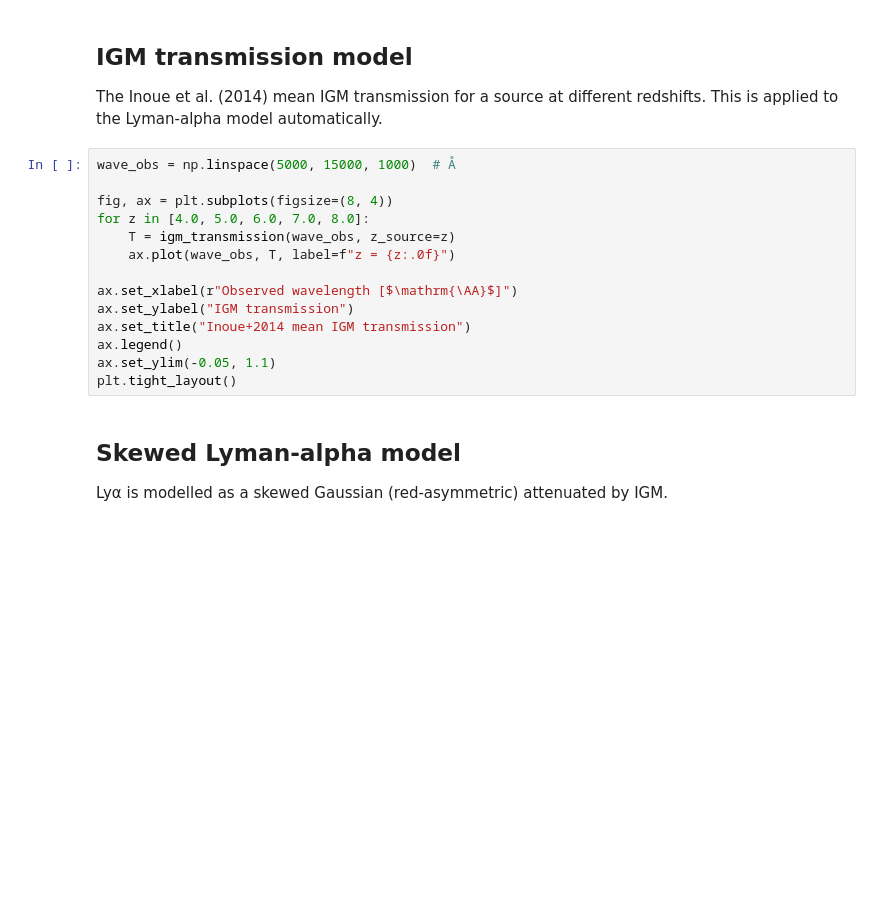
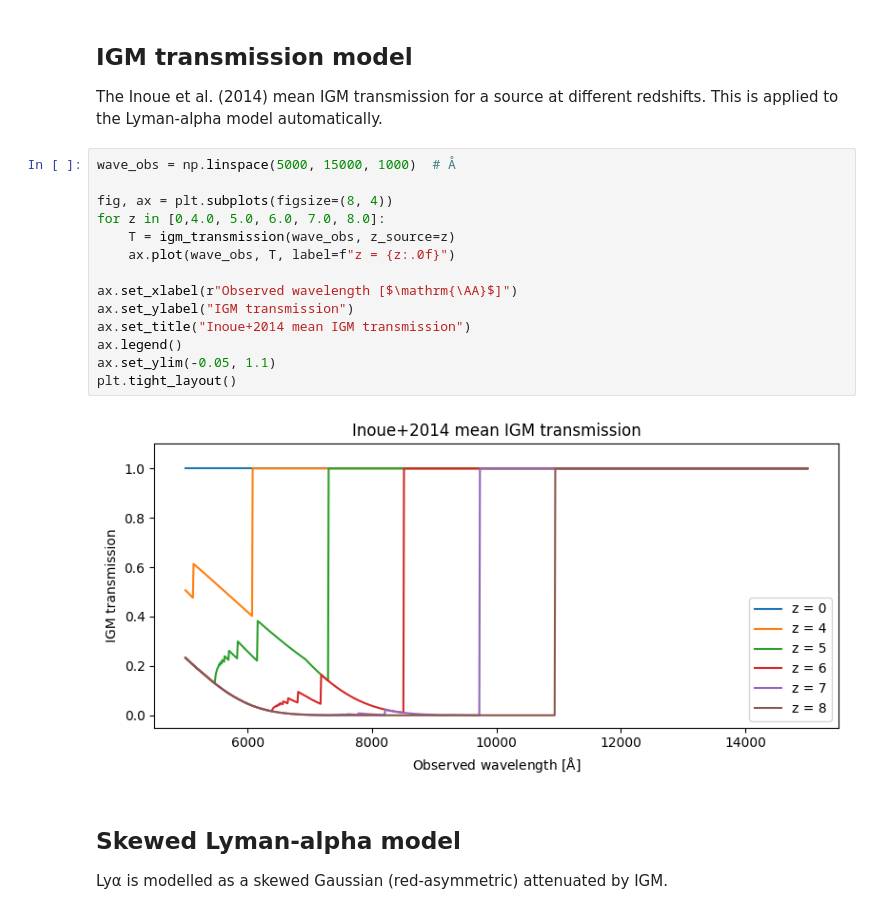
Before and after one commit to raunaq-rai/jwspecfit, a Jupyter notebook: docs/notebooks/03_stacked_spectrum.ipynb, the cells around one changed output. Drawn from its saved outputs; the diff is of its cells as text; blank space fills up the shorter version.

```diff
--- a/docs/notebooks/03_stacked_spectrum.ipynb
+++ b/docs/notebooks/03_stacked_spectrum.ipynb
@@ -80,17 +108,19 @@ redshifts.  This is applied to the Lyman-alpha model automatically.
 # %%
 wave_obs = np.linspace(5000, 15000, 1000)  # Å
 
 fig, ax = plt.subplots(figsize=(8, 4))
-for z in [4.0, 5.0, 6.0, 7.0, 8.0]:
+for z in [0,4.0, 5.0, 6.0, 7.0, 8.0]:
     T = igm_transmission(wave_obs, z_source=z)
     ax.plot(wave_obs, T, label=f"z = {z:.0f}")
 
 ax.set_xlabel(r"Observed wavelength [$\mathrm{\AA}$]")
 ax.set_ylabel("IGM transmission")
 ax.set_title("Inoue+2014 mean IGM transmission")
 ax.legend()
 ax.set_ylim(-0.05, 1.1)
 plt.tight_layout()
+# %% [output]
+[figure, added]
 # %% [markdown]
 ## Skewed Lyman-alpha model
 
```
Also changed, not shown: parts of 11 cells of this notebook.
